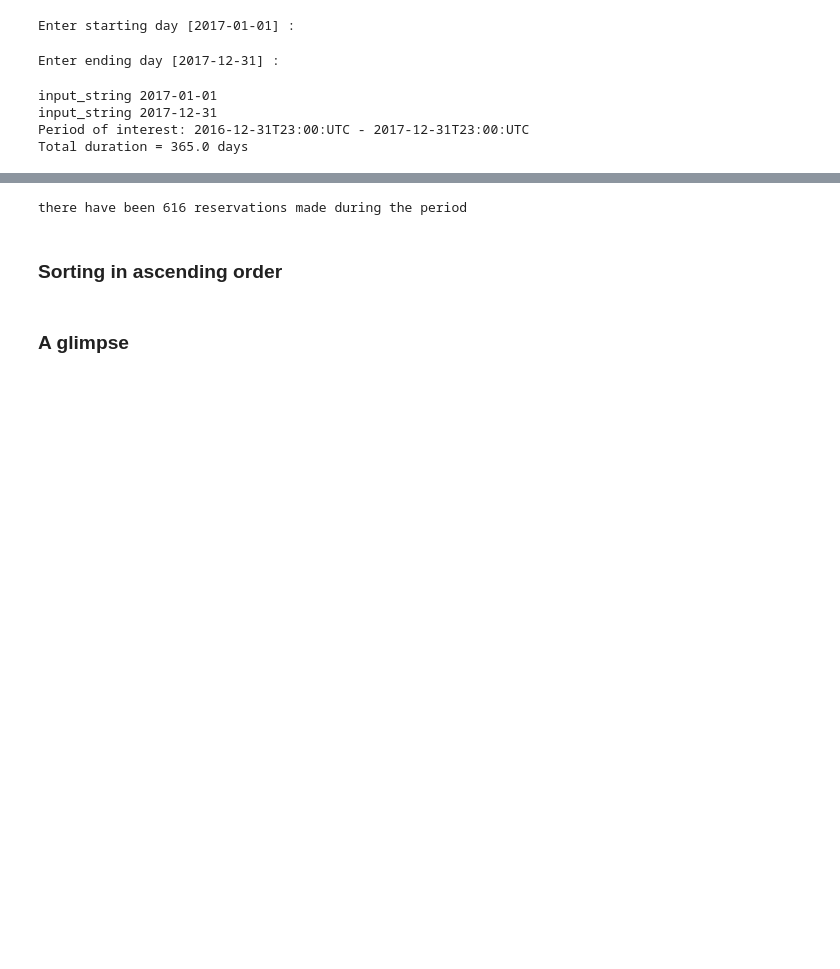
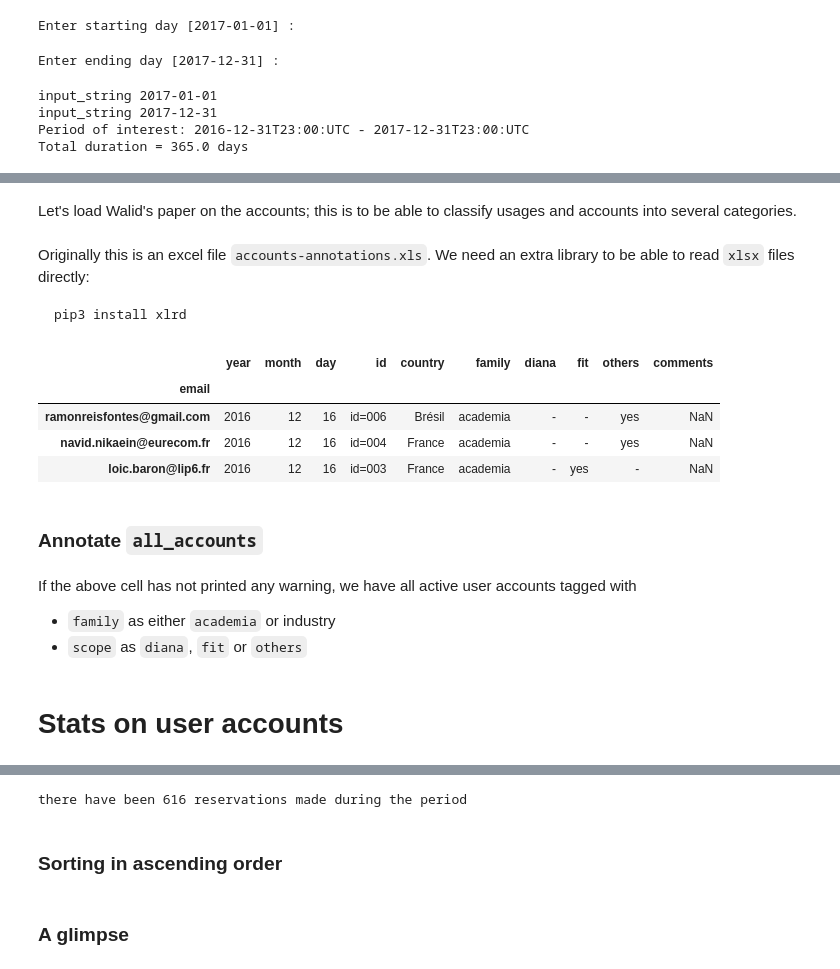
Before and after one commit to fit-r2lab/r2lab-misc, a Jupyter notebook: usage-statistics/stats-2018-03.ipynb, the cells around one changed output, grey strips where cells are left out. Cells and saved outputs as stored; diff of their text form; code cells hidden in the pictures; blank space fills up the shorter version.

Commit message:
checkpoint: we read the excel file and annotate accounts accordingly
acquiring slices need more work as the API won't let us probe for expired slices

```diff
--- a/usage-statistics/stats-2018-03.ipynb
+++ b/usage-statistics/stats-2018-03.ipynb
@@ -107,0 +131,2 @@ Total duration = 365.0 days
+# %% [markdown]
+Let's load Walid's paper on the accounts; this is to be able to classify usages and accounts into several categories.
@@ -107,0 +135,20 @@ Total duration = 365.0 days
+# %% [markdown]
+Originally this is an excel file `accounts-annotations.xls`. We need an extra library to be able to read `xlsx` files directly:
+
+    pip3 install xlrd
+# %%
+# read excel file
+df = pd.read_excel('accounts-annotations.xlsx', encoding='cp1252')
+# %%
+# our main index is the 'Mail' column
+df = df.set_index('email')
+# %%
+df.iloc[3:6]
+# %% [output]
+|  | year | month | day | id | country | family | diana | fit | others | comments |
+| email |  |  |  |  |  |  |  |  |  |  |
+| ramonreisfontes@gmail.com | 2016 | 12 | 16 | id=006 | Brésil | academia | - | - | yes | NaN |
+| navid.nikaein@eurecom.fr | 2016 | 12 | 16 | id=004 | France | academia | - | - | yes | NaN |
+| loic.baron@lip6.fr | 2016 | 12 | 16 | id=003 | France | academia | - | yes | - | NaN |
+# %% [markdown]
+### Annotate `all_accounts`
@@ -107,0 +179,6 @@ Total duration = 365.0 days
+# %% [markdown]
+If the above cell has not printed any warning, we have all active user accounts tagged with
+* `family` as either `academia` or industry
+* `scope` as `diana`, `fit` or `others`
+# %% [markdown]
+# Stats on user accounts
```
Also changed, not shown: parts of 36 cells of this notebook, 2 other files.
